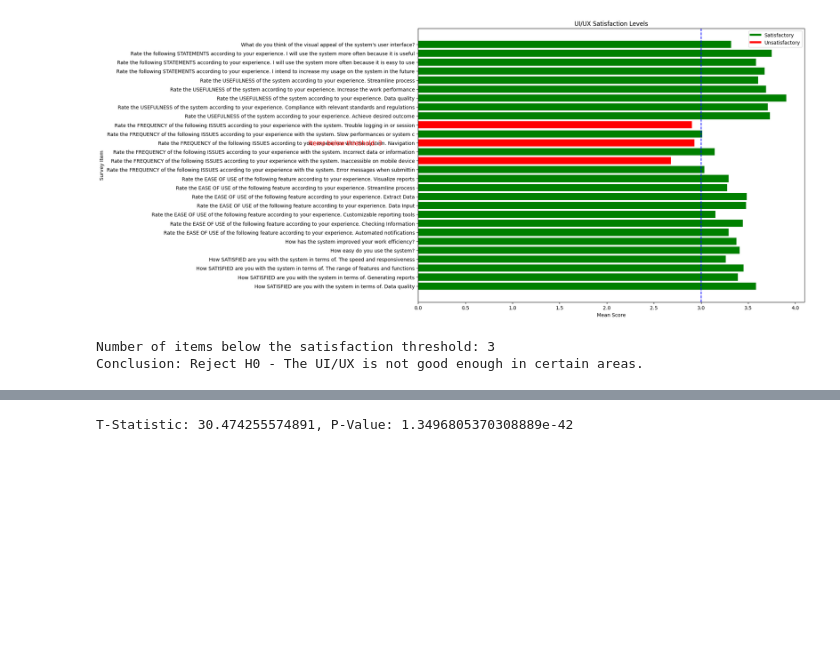
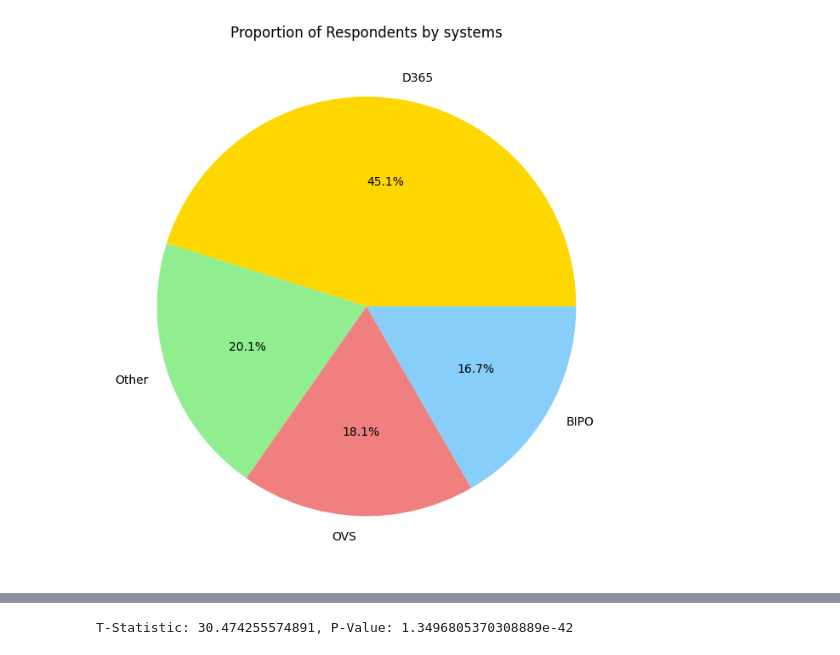
Before and after one commit to TrickBaker/NextGen, a Jupyter notebook: survey_analytics.ipynb, the cells around one changed output, grey strips where cells are left out. Drawn from its saved outputs; the diff is of its cells as text; code cells hidden in the pictures; blank space fills up the shorter version.

```diff
--- a/survey_analytics.ipynb
+++ b/survey_analytics.ipynb
@@ -141,12 +141,24 @@ for column in likert_columns:
 # You can fill missing values with -1 as you mentioned
 data[likert_columns] = data[likert_columns].fillna(-1)
 # Save the cleaned and mapped data to an Excel file, checking the path
-output_path = 'Updated_Cleaned_Survey_Data_V1.0.xlsx'  # Adjust path as necessary
-data.to_excel(output_path, index=False)
+# output_path = 'Updated_Cleaned_Survey_Data_V1.0.xlsx'  # Adjust path as necessary
+# data.to_excel(output_path, index=False)
 
 # Load the survey data from the provided Excel file
-file_path = 'source/Updated_Cleaned_Survey_Data.xlsx'
+file_path = 'source/Updated_Cleaned_Survey_Data_V1.0.xlsx'
 data = pd.read_excel(file_path)
+# Specify the column name
+# %%
+column_name = 'Which system do you usually use for your daily tasks? Please use this system as the reference for other questions in this survey.'
+
+# Standardize the column to only keep the first system mentioned, assuming systems are separated by commas
+data[column_name] = data[column_name].str.split(',').str[0].str.upper().str.strip().replace('-', '')
+
+#Change value of the colum_name to Other if the value is not in the list ['D365', 'OVS', 'BIPO']
+data[column_name] = data[column_name].apply(lambda x: x if x in ['D365', 'OVS', 'BIPO'] else 'Other')
+
+# Save the changes back to the Excel file or display the cleaned data
+data.to_excel('Updated_Cleaned_Survey_Data_V1.0.xlsx', index=False)
 # %%
 import matplotlib.pyplot as plt
 
@@ -160,13 +172,15 @@ plt.title('Distribution of Respondents by Department')
 plt.xticks(rotation=45)
 plt.show()
 # %%
-# Pie Chart for Job Level Distribution
-job_levels = data['Your job level'].value_counts()
+# Pie Chart for systems Distribution
+job_levels = data['Which system do you usually use for your daily tasks? Please use this system as the reference for other questions in this survey.'].value_counts()
 plt.figure(figsize=(8, 8))
 job_levels.plot(kind='pie', autopct='%1.1f%%', colors=['gold', 'lightgreen', 'lightcoral', 'lightskyblue'])
-plt.title('Proportion of Respondents by Job Level')
+plt.title('Proportion of Respondents by systems')
 plt.ylabel('')
 plt.show()
+# %% [output]
+[figure, added]
 # %%
 import pandas as pd
 import matplotlib.pyplot as plt
@@ -216,7 +230,3 @@ if num_below_threshold > 0:
     print("Conclusion: Reject H0 - The UI/UX is not good enough in certain areas.")
 else:
     print("Conclusion: Fail to Reject H0 - The UI/UX is generally considered good enough.")
-# %% [output]
-[figure, removed]
-Number of items below the satisfaction threshold: 3
-Conclusion: Reject H0 - The UI/UX is not good enough in certain areas.
```
Also changed, not shown: parts of 4 cells of this notebook, 3 other files.
